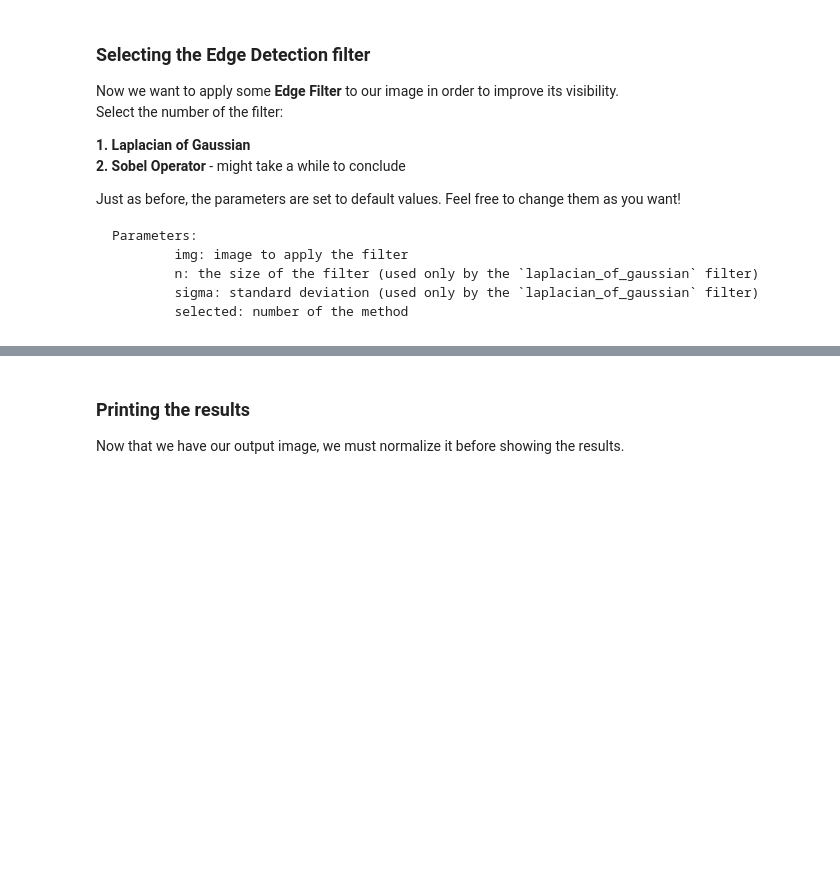
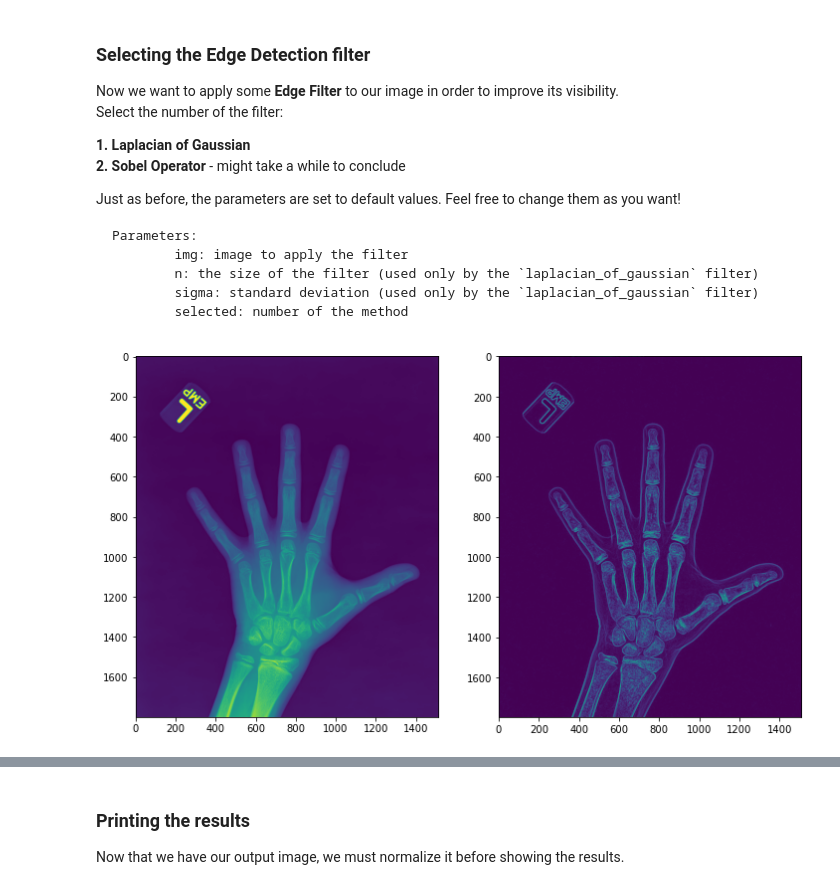
Before and after one commit to alyson1907/image-highlighter, a Jupyter notebook: main.ipynb, the cells around one changed output, grey strips where cells are left out. Saved outputs shown, nothing was run; the diff lists cells and outputs as text; code cells hidden in the pictures; blank space fills up the shorter version.

````diff
--- a/main.ipynb
+++ b/main.ipynb
@@ -66,11 +66,15 @@ Parameters:
         selected: number of the method
 ```
 # %%
-selected_edge = int(input("Edge Filter number:"))
+selected_edge = 2
 # Applying filter to the image
 img_edge = f.edge_filter(img_smooth, n=3, sigma=1, selected=selected_edge)
 img_edge = hp.normalize(img_edge)
 
 # We apply the scalar if Sobel Operator is selected in order to turn white color more visible (scalar=1 will return the original output)
-scalar = 4
+scalar = 6
 img_out_restored = (img_edge * scalar) if (selected_edge == 2) else img_edge
+
+hp.printImg(img, img_out_restored, size=12)
+# %% [output]
+[figure, added]
````
Also changed, not shown: parts of 6 cells of this notebook.
